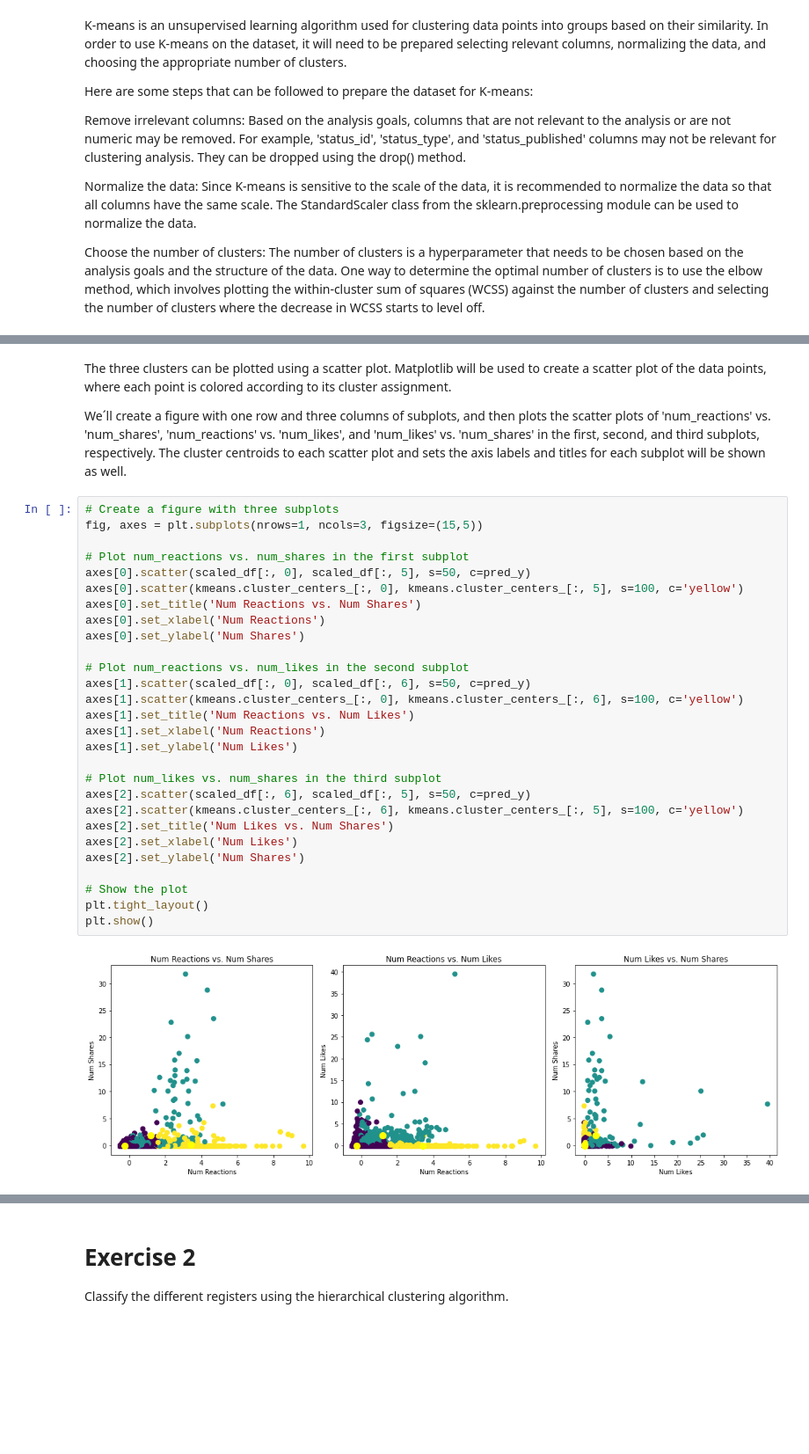
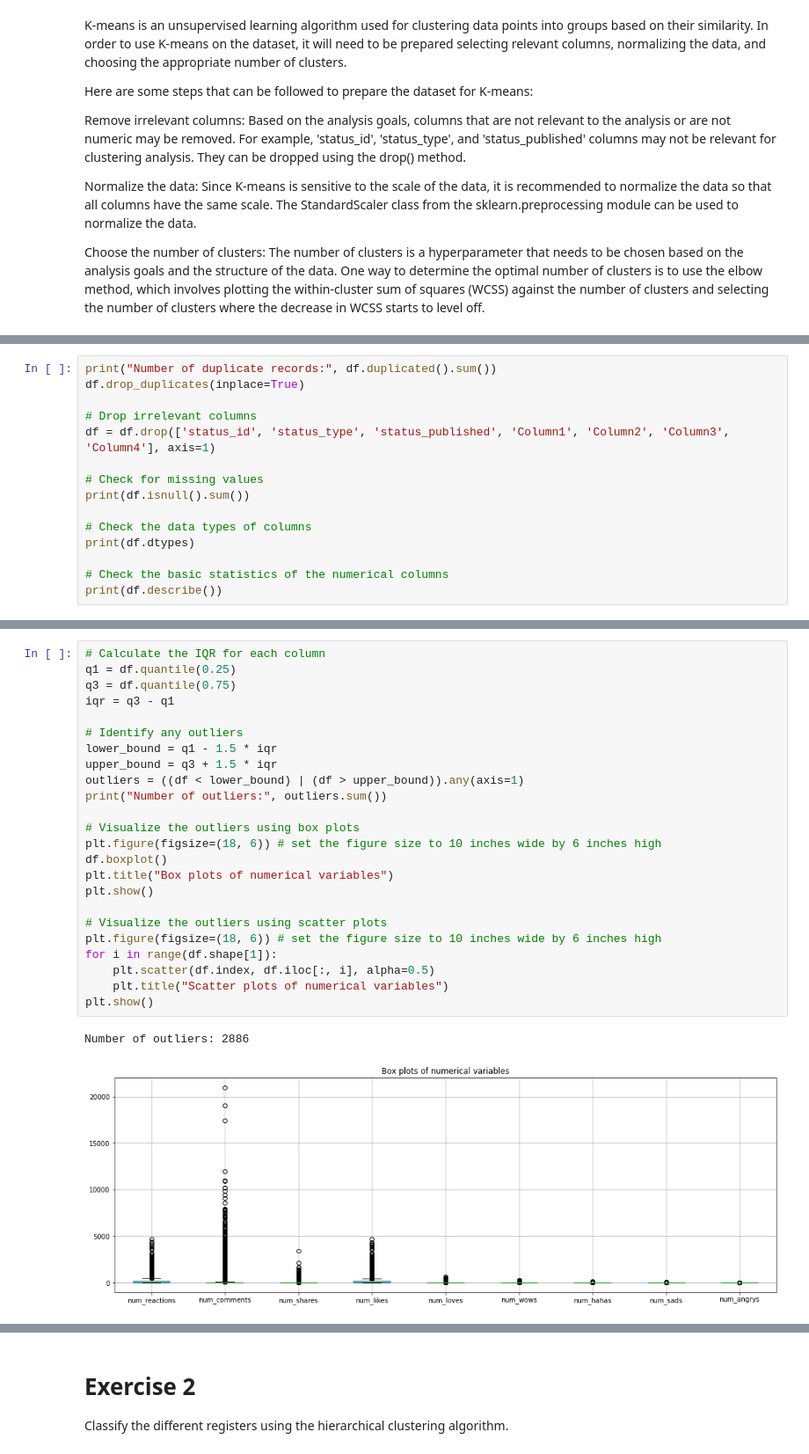
Before and after one commit to ddenebb/estructures_Dataframe, a Jupyter notebook: Tasca_M8_T01.ipynb, the cells around one changed output, grey strips where cells are left out. Shown at 88% size. Drawn from its saved outputs; the diff is of its cells as text; blank space fills up the shorter version.

```diff
--- a/Tasca_M8_T01.ipynb
+++ b/Tasca_M8_T01.ipynb
@@ -116,0 +72,15 @@ Name: Cluster, dtype: int64
+# %%
+print("Number of duplicate records:", df.duplicated().sum())
+df.drop_duplicates(inplace=True)
+
+# Drop irrelevant columns
+df = df.drop(['status_id', 'status_type', 'status_published', 'Column1', 'Column2', 'Column3', 'Column4'], axis=1)
+
+# Check for missing values
+print(df.isnull().sum())
+
+# Check the data types of columns
+print(df.dtypes)
+
+# Check the basic statistics of the numerical columns
+print(df.describe())
@@ -133,34 +121,27 @@ df
-# %% [markdown]
-The three clusters can be plotted using a scatter plot. Matplotlib will be used to create a scatter plot of the data points, where each point is colored according to its cluster assignment.
-
-We´ll create a figure with one row and three columns of subplots, and then plots the scatter plots of 'num_reactions' vs. 'num_shares', 'num_reactions' vs. 'num_likes', and 'num_likes' vs. 'num_shares' in the first, second, and third subplots, respectively. The cluster centroids to each scatter plot and sets the axis labels and titles for each subplot will be shown as well.
-# %%
-# Create a figure with three subplots
-fig, axes = plt.subplots(nrows=1, ncols=3, figsize=(15,5))
-
-# Plot num_reactions vs. num_shares in the first subplot
-axes[0].scatter(scaled_df[:, 0], scaled_df[:, 5], s=50, c=pred_y)
-axes[0].scatter(kmeans.cluster_centers_[:, 0], kmeans.cluster_centers_[:, 5], s=100, c='yellow')
-axes[0].set_title('Num Reactions vs. Num Shares')
-axes[0].set_xlabel('Num Reactions')
-axes[0].set_ylabel('Num Shares')
-
-# Plot num_reactions vs. num_likes in the second subplot
-axes[1].scatter(scaled_df[:, 0], scaled_df[:, 6], s=50, c=pred_y)
-axes[1].scatter(kmeans.cluster_centers_[:, 0], kmeans.cluster_centers_[:, 6], s=100, c='yellow')
-axes[1].set_title('Num Reactions vs. Num Likes')
-axes[1].set_xlabel('Num Reactions')
-axes[1].set_ylabel('Num Likes')
-
-# Plot num_likes vs. num_shares in the third subplot
-axes[2].scatter(scaled_df[:, 6], scaled_df[:, 5], s=50, c=pred_y)
-axes[2].scatter(kmeans.cluster_centers_[:, 6], kmeans.cluster_centers_[:, 5], s=100, c='yellow')
-axes[2].set_title('Num Likes vs. Num Shares')
-axes[2].set_xlabel('Num Likes')
-axes[2].set_ylabel('Num Shares')
-
-# Show the plot
-plt.tight_layout()
-plt.show()
-# %% [output]
-[figure, removed]
+# %%
+# Calculate the IQR for each column
+q1 = df.quantile(0.25)
+q3 = df.quantile(0.75)
+iqr = q3 - q1
+
+# Identify any outliers
+lower_bound = q1 - 1.5 * iqr
+upper_bound = q3 + 1.5 * iqr
+outliers = ((df < lower_bound) | (df > upper_bound)).any(axis=1)
+print("Number of outliers:", outliers.sum())
+
+# Visualize the outliers using box plots
+plt.figure(figsize=(18, 6)) # set the figure size to 10 inches wide by 6 inches high
+df.boxplot()
+plt.title("Box plots of numerical variables")
+plt.show()
+
+# Visualize the outliers using scatter plots
+plt.figure(figsize=(18, 6)) # set the figure size to 10 inches wide by 6 inches high
+for i in range(df.shape[1]):
+    plt.scatter(df.index, df.iloc[:, i], alpha=0.5)
+    plt.title("Scatter plots of numerical variables")
+plt.show()
+# %% [output]
+Number of outliers: 2886
+[figure, added]
```
Also changed, not shown: parts of 37 cells of this notebook.
